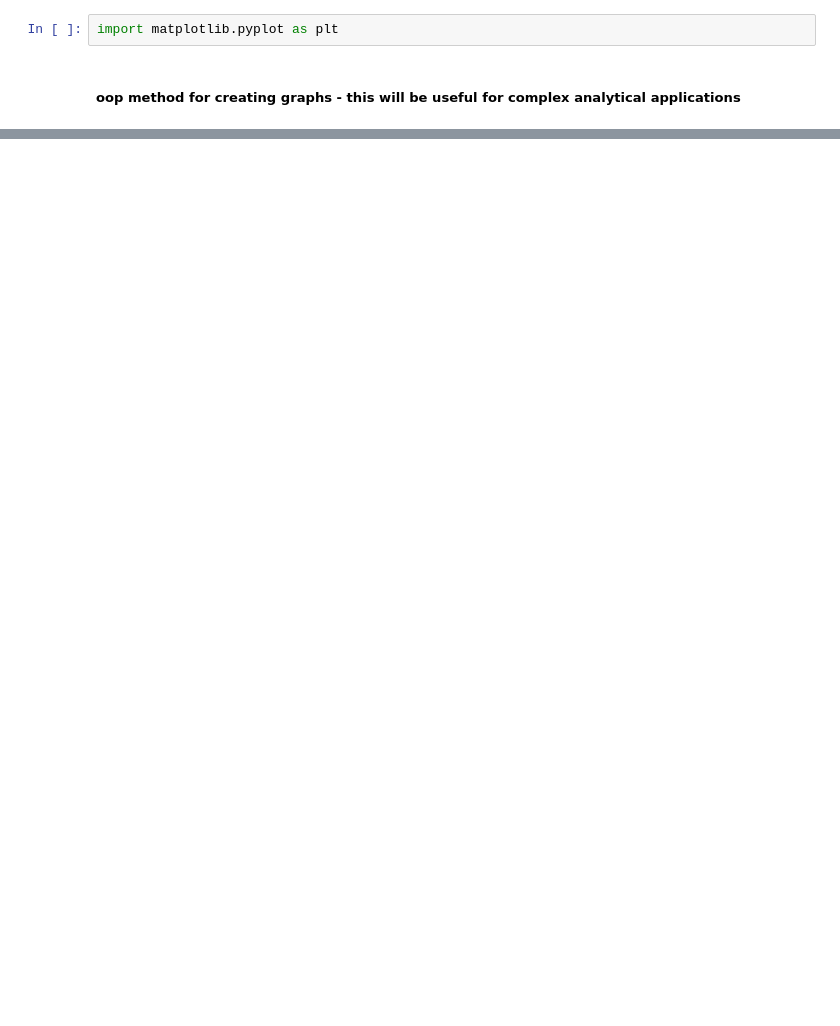
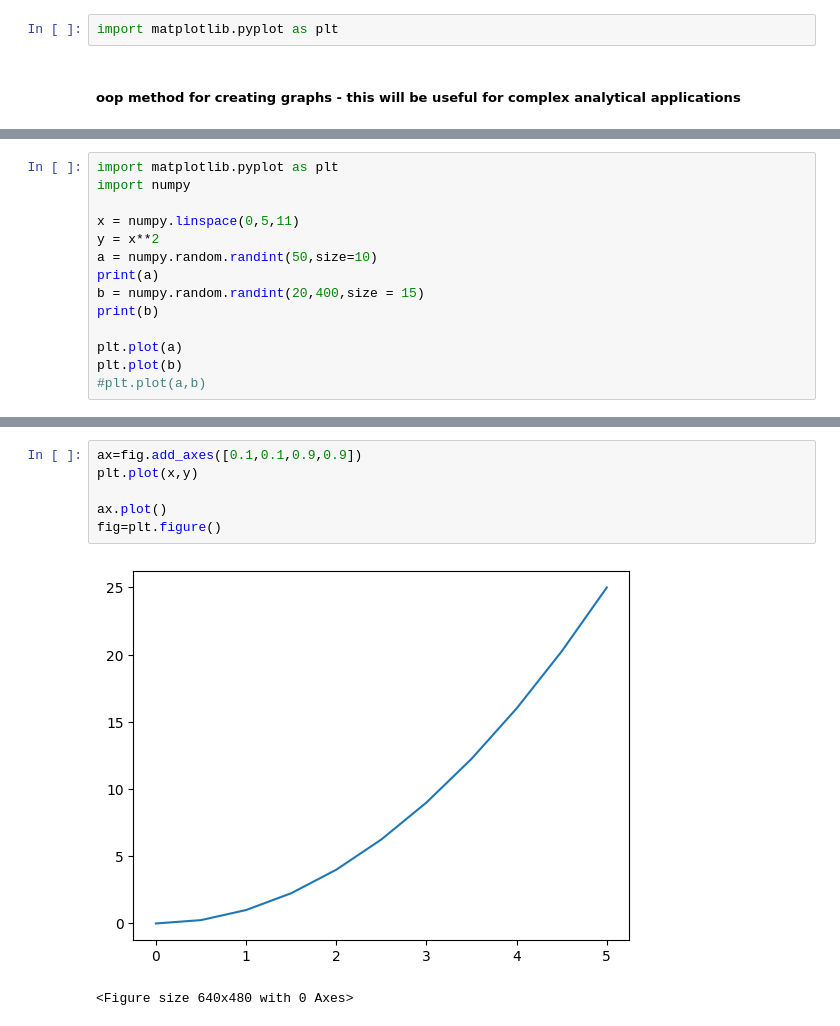
Before and after one commit to anushkas1704/complete-pandas-tutorial, a Jupyter notebook: 8th_TDSC.ipynb, the cells around one changed output, grey strips where cells are left out. Saved outputs shown, nothing was run; the diff lists cells and outputs as text; blank space fills up the shorter version.

```diff
--- a/8th_TDSC.ipynb
+++ b/8th_TDSC.ipynb
@@ -13,0 +20,14 @@ b's type <class 'matplotlib.lines.Line2D'>
+# %%
+import matplotlib.pyplot as plt
+import numpy
+
+x = numpy.linspace(0,5,11)
+y = x**2
+a = numpy.random.randint(50,size=10)
+print(a)
+b = numpy.random.randint(20,400,size = 15)
+print(b)
+
+plt.plot(a)
+plt.plot(b)
+#plt.plot(a,b)
@@ -13,0 +39,9 @@ b's type <class 'matplotlib.lines.Line2D'>
+# %%
+ax=fig.add_axes([0.1,0.1,0.9,0.9])
+plt.plot(x,y)
+
+ax.plot()
+fig=plt.figure()
+# %% [output]
+[figure, added]
+<Figure size 640x480 with 0 Axes>
```
Also changed, not shown: parts of 8 cells of this notebook.
